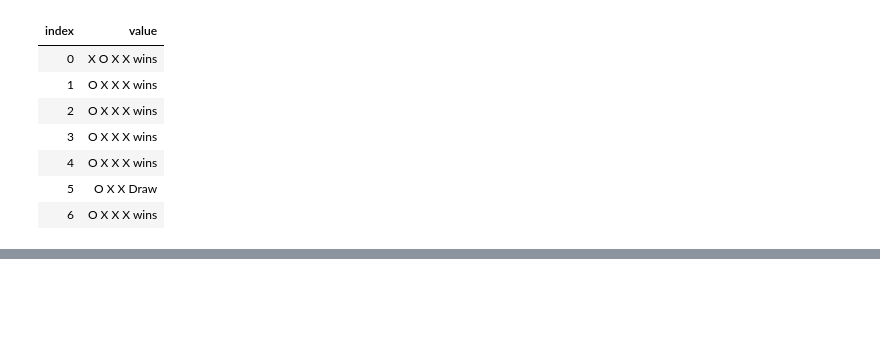
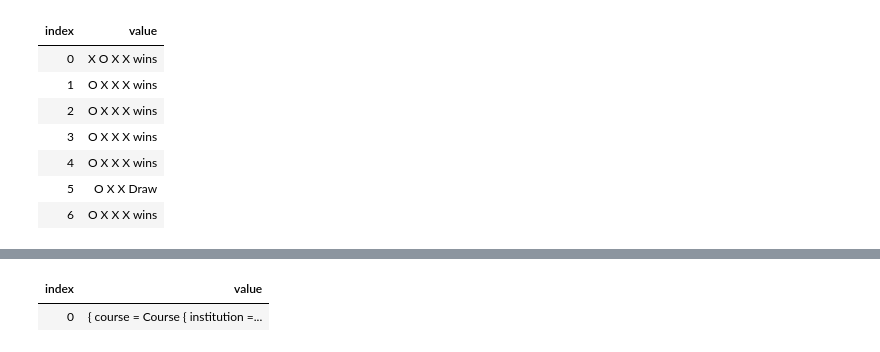
Before and after one commit to michaellperry/Immutability, a Jupyter notebook: Demo.ipynb, the cells around one changed output, grey strips where cells are left out. Drawn from its saved outputs; the diff is of its cells as text; code cells hidden in the pictures; blank space fills up the shorter version.

```diff
--- a/Demo.ipynb
+++ b/Demo.ipynb
@@ -203,14 +180,25 @@ Renderer.RenderFacts(trigonometry, trigonometryTitle, trigTitle, otherTitle)
 # %% [output]
 [interactive output not drawn]
 # %%
-var titlesForCourse = Given<Course>.Match((course, facts) =>
-  facts.OfType<CourseTitle>()
-    .Where(title => title.course == course &&
-      !facts.Any<CourseTitle>(next => next.prior.Contains(title))
-    )
-    .Select(title => title.title)
+var coursesAtInstitution = Given<Institution>.Match((institution, facts) =>
+  from course in facts.OfType<Course>()
+  where course.institution == institution
+  select new
+  {
+    course,
+    title = facts.OfType<CourseTitle>()
+      .Where(title => title.course == course &&
+        !facts.Any<CourseTitle>(next => next.prior.Contains(title))
+      )
+      .Select(title => title.title),
+    credits = facts.OfType<CourseCredits>()
+      .Where(credits => credits.course == course &&
+        !facts.Any<CourseCredits>(next => next.prior.Contains(credits))
+      )
+      .Select(credits => credits.credits)
+  }
 );
 
-var titles = await j.Query(trigonometry, titlesForCourse);
-titles
+var courses = await j.Query(coursesAtInstitution, universityOfTulsa);
+courses
 # %% [output]
@@ -217,0 +205,2 @@ titles
+| index | value |
+| 0 | { course = Course { institution =... |
```
Also changed, not shown: parts of 11 cells of this notebook, 3 other files.
